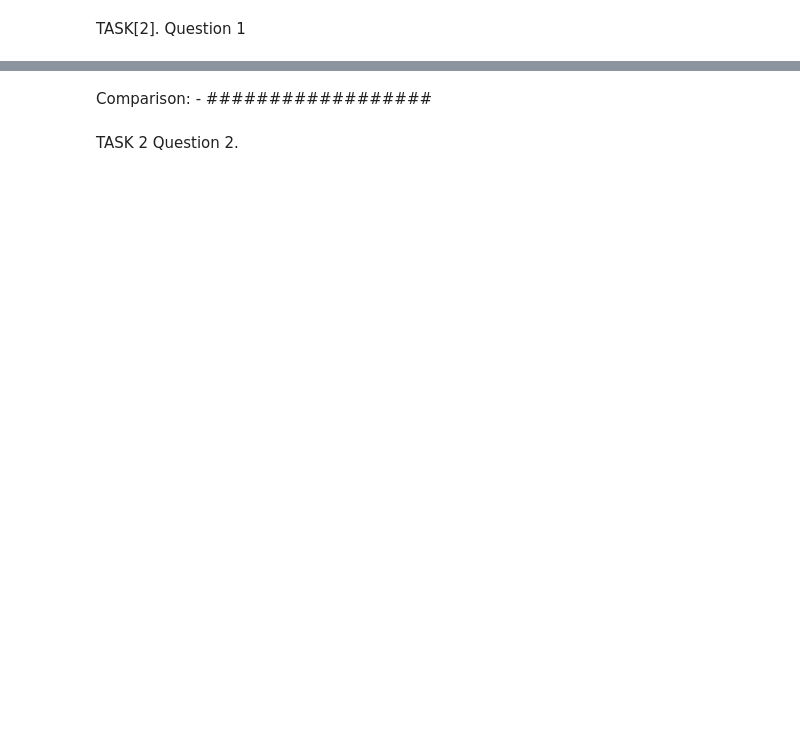
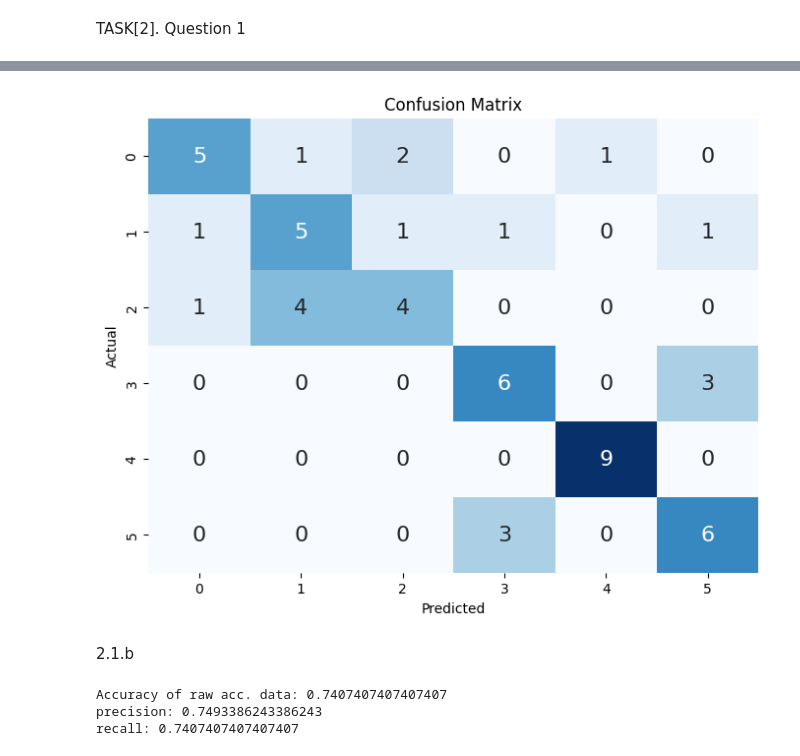
Before and after one commit to MukeshK17/es335-24-fall-assignment-1, a Jupyter notebook: Asst2_Decision_Trees_for_Human_Activity_Recognition.ipynb, the cells around one changed output, grey strips where cells are left out. Saved outputs shown, nothing was run; the diff lists cells and outputs as text; code cells hidden in the pictures; blank space fills up the shorter version.

Commit message:
Task 2 completed

```diff
--- a/Asst2_Decision_Trees_for_Human_Activity_Recognition.ipynb
+++ b/Asst2_Decision_Trees_for_Human_Activity_Recognition.ipynb
@@ -202,4 +108,44 @@ print("--"*20)
-# %% [markdown]
-Comparison: -  ##################
-# %% [markdown]
-TASK 2 Question 2.
+# %%
+# ! pip install seaborn
+from sklearn.metrics import confusion_matrix
+import seaborn as sns
+import matplotlib.pyplot as plt
+
+plt.figure(figsize=(8, 6))
+sns.heatmap(cm, annot=True, fmt="d", cmap="Blues", cbar=False, annot_kws={"size": 16})
+plt.title("Confusion Matrix")
+plt.ylabel("Actual")
+plt.xlabel("Predicted")
+plt.show()
+# %% [output]
+[figure, added]
+# %% [markdown]
+2.1.b
+# %%
+#Train a decision tree model using the features obtained by TSFEL
+X_tsfel_train=pd.read_csv("HAR\\tsfel\\X_train_ts.csv")
+y_tsfel_train=pd.read_csv("HAR\\tsfel\\y_train_ts.csv")
+X_tsfel_test=pd.read_csv("HAR\\tsfel\\X_test_ts.csv")
+y_tsfel_test=pd.read_csv("HAR\\tsfel\\y_test_ts.csv")
+X=np.concatenate((X_tsfel_train,X_tsfel_test))
+y=np.concatenate((y_tsfel_train,y_tsfel_test))
+X_tsfel_train, X_tsfel_test, y_tsfel_train, y_tsfel_test = train_test_split(X, y, test_size=0.3, random_state=4, stratify=y)
+
+clf=DecisionTreeClassifier(random_state=42)
+clf.fit(X_tsfel_train, y_tsfel_train)
+y_tsfel_pred=clf.predict(X_tsfel_test)
+
+accuracy = accuracy_score(y_tsfel_test, y_tsfel_pred)
+precision = precision_score(y_tsfel_test, y_tsfel_pred, average='weighted')
+recall = recall_score(y_tsfel_test, y_tsfel_pred, average='weighted')
+cm = confusion_matrix(y_tsfel_test, y_tsfel_pred)
+
+print(f"Accuracy of raw acc. data: {accuracy}")
+print(f"precision: {precision}")
+print(f"recall: {recall}")
+# print(f"confusion Matrix: {cm}")
+# print("--"*20)
+# %% [output]
+Accuracy of raw acc. data: 0.7407407407407407
+precision: 0.7493386243386243
+recall: 0.7407407407407407
```
Also changed, not shown: parts of 20 cells of this notebook.
